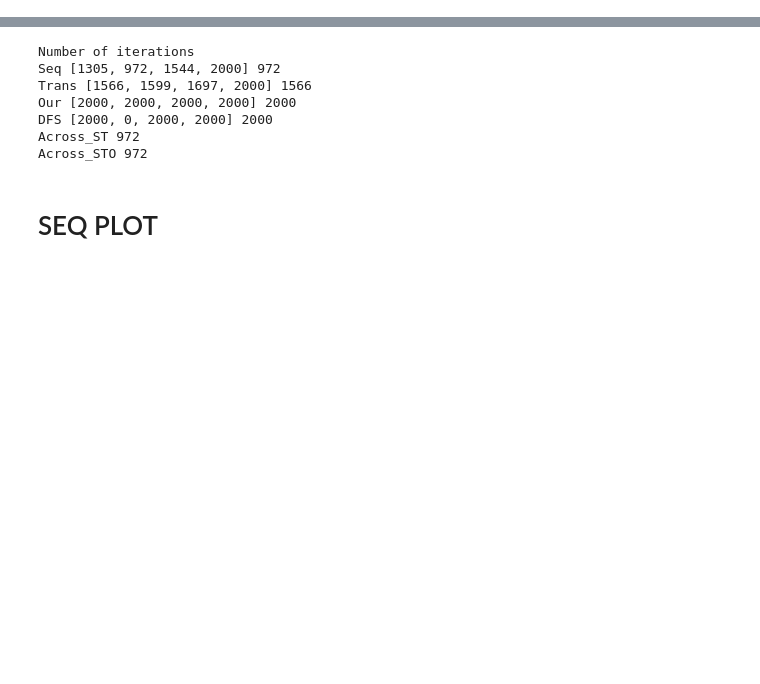
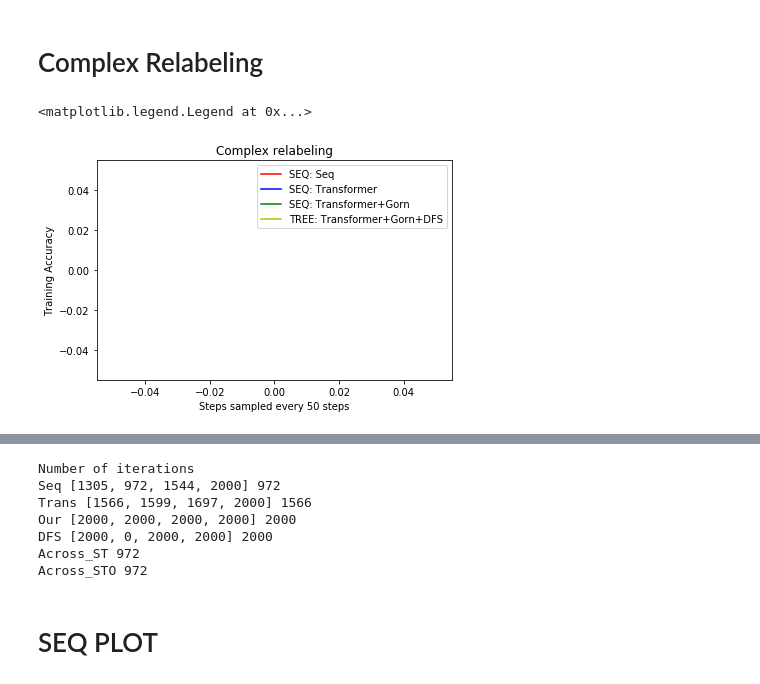
Before and after one commit to DishaJindal/OpenNMT-py, a Jupyter notebook: IntrinsicTasks/Analysis-Training.ipynb, the cells around one changed output, grey strips where cells are left out. Drawn from its saved outputs; the diff is of its cells as text; code cells hidden in the pictures; blank space fills up the shorter version.

```diff
--- a/IntrinsicTasks/Analysis-Training.ipynb
+++ b/IntrinsicTasks/Analysis-Training.ipynb
@@ -27,0 +51,23 @@ def find_acc(filename):
+# %% [markdown]
+# Complex Relabeling
+# %%
+Task2_seq = find_acc("Task2_Seq/logs")
+Task2_trans = find_acc("Task2_Trans/logs_merged")
+Task2_our = find_acc("Task2_Our/logs_newcode")
+Task2_dfs = find_acc("Task2_DFS/logs_newcode")
+
+minAcross_S_T_O_D = np.min([len(Task2_seq), len(Task2_trans), len(Task2_our), len(Task2_dfs)])
+
+x = list(range(1, minAcross_S_T_O_D+1))
+plt.plot([50*i for i in x], Task2_seq[:minAcross_S_T_O_D],  'r-',label="SEQ: Seq")
+plt.plot([50*i for i in x], Task2_trans[:minAcross_S_T_O_D], 'b-',label="SEQ: Transformer")
+plt.plot([50*i for i in x], Task2_our[:minAcross_S_T_O_D], 'g-',label="SEQ: Transformer+Gorn")
+plt.plot([50*i for i in x], Task2_dfs[:minAcross_S_T_O_D], 'y-',label="TREE: Transformer+Gorn+DFS")
+plt.xlabel('Steps sampled every 50 steps')
+plt.ylabel('Training Accuracy')
+plt.title('Complex relabeling')
+plt.tight_layout()
+plt.legend()
+# %% [output]
+<matplotlib.legend.Legend at 0x...>
+[figure, added]
```
Also changed, not shown: parts of 6 cells of this notebook, 7 other files.
